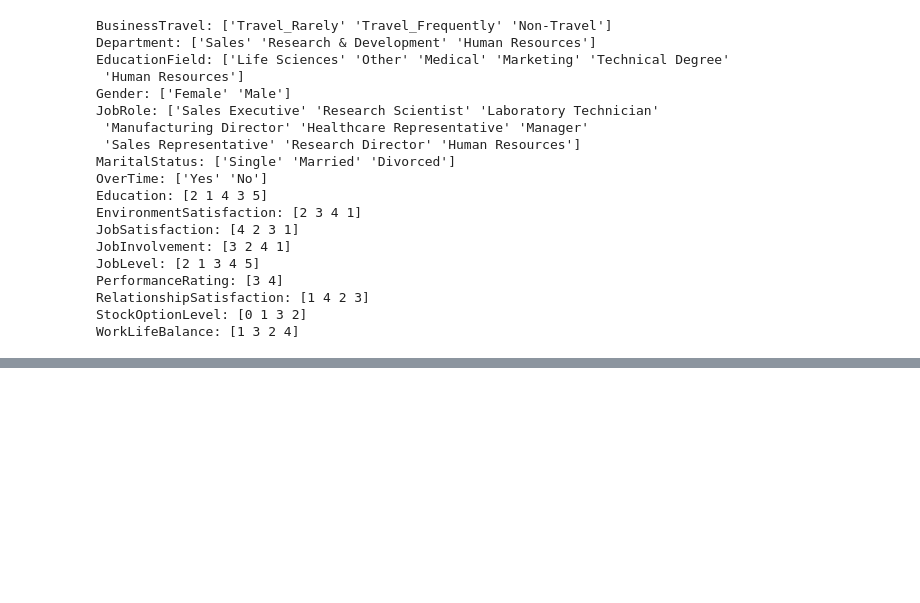
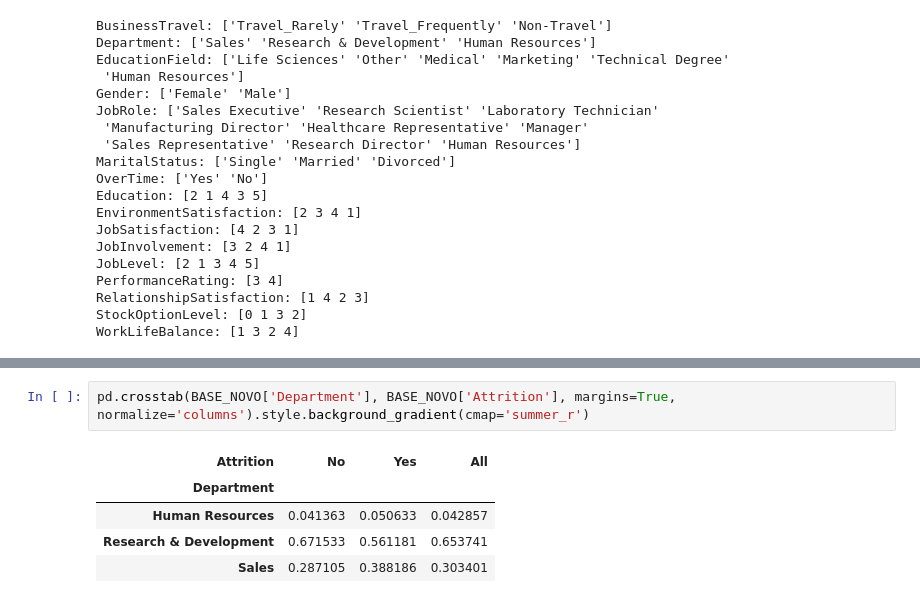
Before and after one commit to OjedaProgramador/Analise_dados_versao_2, a Jupyter notebook: IBM.ipynb, the cells around one changed output, grey strips where cells are left out. Saved outputs shown, nothing was run; the diff lists cells and outputs as text; blank space fills up the shorter version.

```diff
--- a/IBM.ipynb
+++ b/IBM.ipynb
@@ -248,0 +285,8 @@ memory usage: 287.0+ KB
+# %%
+pd.crosstab(BASE_NOVO['Department'], BASE_NOVO['Attrition'], margins=True, normalize='columns').style.background_gradient(cmap='summer_r')
+# %% [output]
+| Attrition | No | Yes | All |
+| Department |  |  |  |
+| Human Resources | 0.041363 | 0.050633 | 0.042857 |
+| Research & Development | 0.671533 | 0.561181 | 0.653741 |
+| Sales | 0.287105 | 0.388186 | 0.303401 |
```
Also changed, not shown: parts of 8 cells of this notebook.
